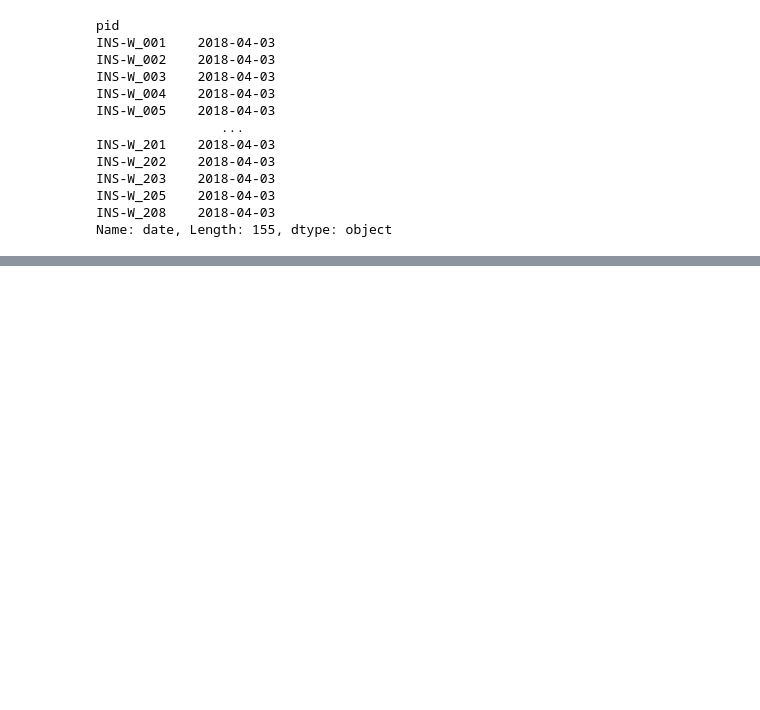
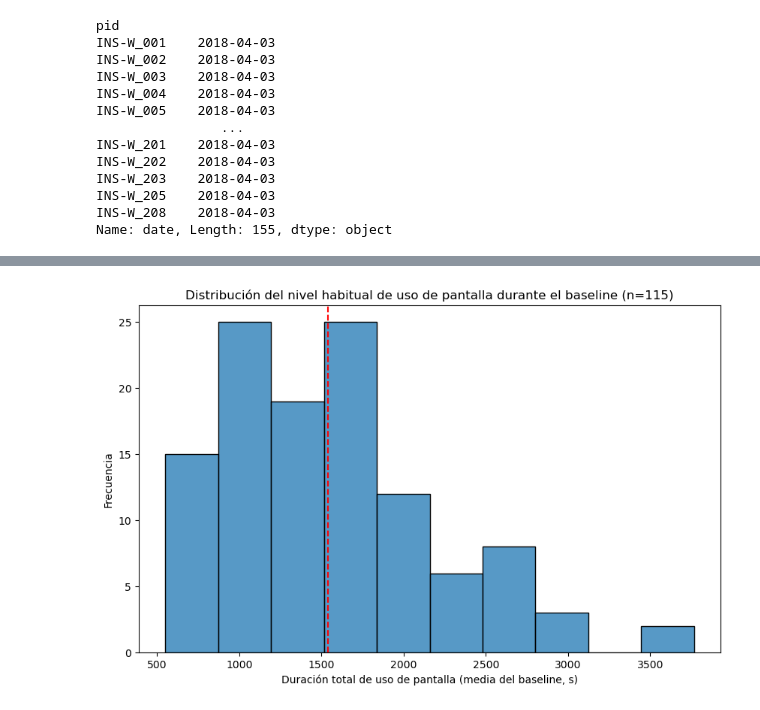
Before and after one commit to alejandrobarriel/globem, a Jupyter notebook: notebooks/globem.ipynb, the cells around one changed output, grey strips where cells are left out. Saved outputs shown, nothing was run; the diff lists cells and outputs as text; code cells hidden in the pictures; blank space fills up the shorter version.

```diff
--- a/notebooks/globem.ipynb
+++ b/notebooks/globem.ipynb
@@ -1289,0 +1670,3 @@ Name: date, Length: 155, dtype: object
+# %%
+df_screen["day"] = df_screen["day"].dt.days
+df_screen["day"]
@@ -1289,0 +1700,3 @@ Name: date, Length: 155, dtype: object
+# %%
+df_screen_baseline = df_screen[(df_screen["day"]>= 7) & (df_screen["day"]<= 27)]
+df_screen_baseline
@@ -1289,0 +1756,3 @@ Name: date, Length: 155, dtype: object
+# %%
+df_screen_baseline = df_screen_baseline[df_screen_baseline["pid"].isin(valid_pids_location)]
+df_screen_baseline
@@ -1289,0 +1779,3 @@ Name: date, Length: 155, dtype: object
+# %%
+baseline_screen = df_screen_baseline.groupby("pid")[col_screen].agg(["mean", "std"])
+baseline_screen
@@ -1289,0 +1801,10 @@ Name: date, Length: 155, dtype: object
+# %%
+plt.figure(figsize=(10, 6))
+sns.histplot(baseline_screen, x="mean")
+plt.axvline(baseline_screen["mean"].mean(), color="red", linestyle="--")
+plt.title("Distribución del nivel habitual de uso de pantalla durante el baseline (n=115)")
+plt.xlabel("Duración total de uso de pantalla (media del baseline, s)")
+plt.ylabel("Frecuencia")
+plt.show()
+# %% [output]
+[figure, added]
```
Also changed, not shown: parts of 117 cells of this notebook.
